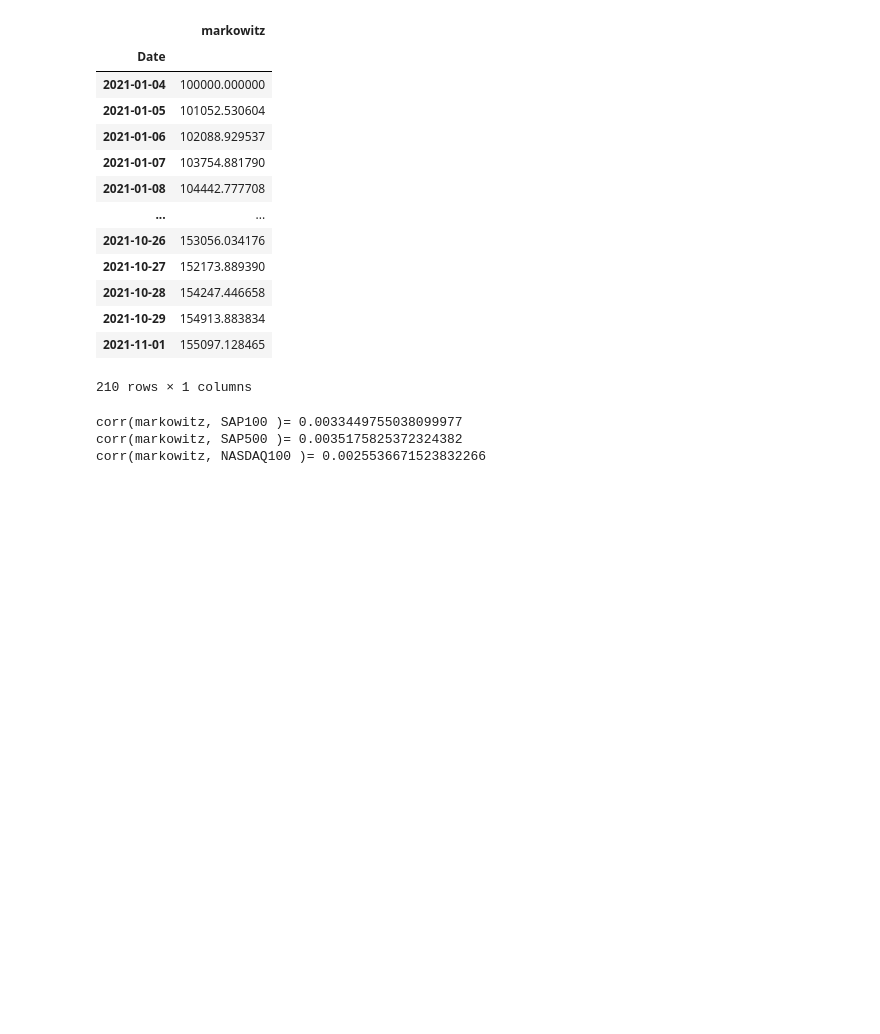
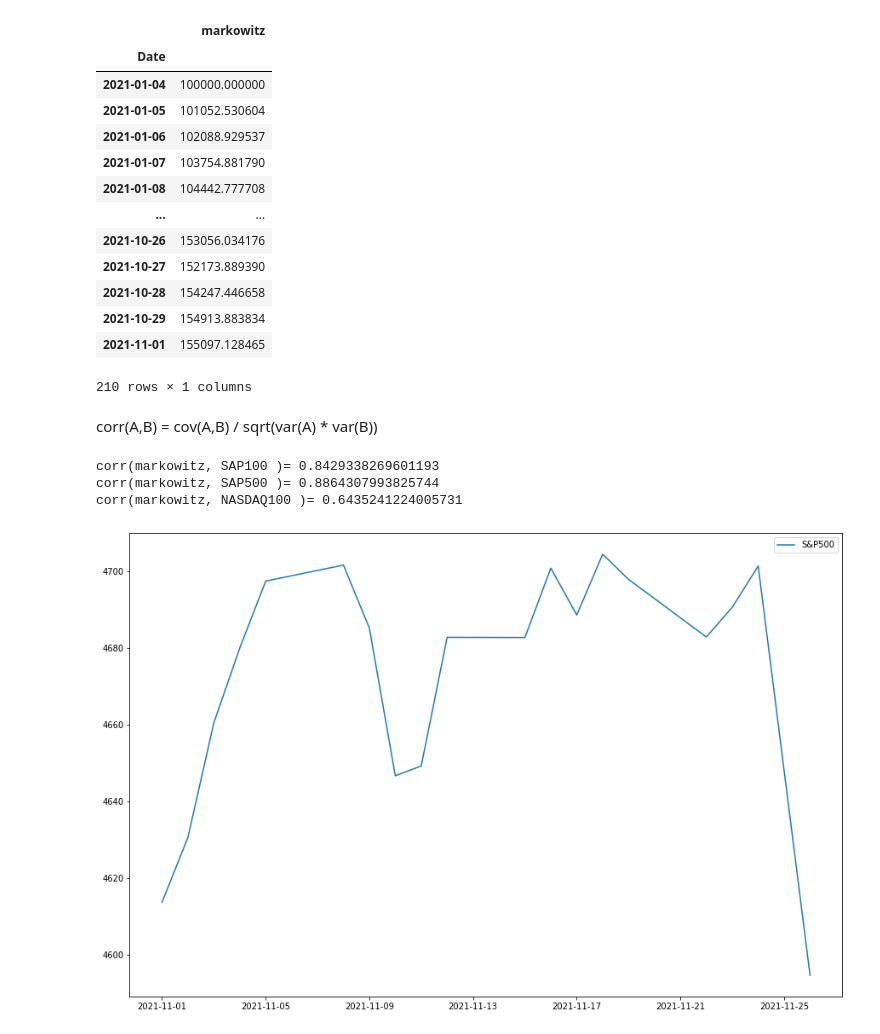
Before and after one commit to TheKompot/FinMatproject, a Jupyter notebook: benchmark.ipynb, the cells around one changed output. Saved outputs shown, nothing was run; the diff lists cells and outputs as text; code cells hidden in the pictures; blank space fills up the shorter version.

Commit message:
validation function was created

```diff
--- a/benchmark.ipynb
+++ b/benchmark.ipynb
@@ -106,13 +106,24 @@ portfolio1
 | 2021-10-29 | 154913.883834 |
 | 2021-11-01 | 155097.128465 |
 210 rows × 1 columns
+# %% [markdown]
+corr(A,B) = cov(A,B) / sqrt(var(A) * var(B))
 # %%
 for index in ['SAP100','SAP500','NASDAQ100']:
-    covar = pd.concat([(portfolio1/portfolio1.shift(1)-1),returns[index]],axis=1).cov().iloc[0,1]
+    covar = pd.concat([(portfolio1/portfolio1.shift(1)-1),returns[index]],axis=1).cov().iloc[0,1] * num_days
     var1 = ((portfolio1/portfolio1.shift(1)-1).std() * np.sqrt(num_days))**2
     var2 = (returns[index].std() * np.sqrt(num_days)) ** 2
     print('corr(markowitz,',index,')=',float(covar/np.sqrt(var1*var2)))
 # %% [output]
-corr(markowitz, SAP100 )= 0.0033449755038099977
-corr(markowitz, SAP500 )= 0.0035175825372324382
-corr(markowitz, NASDAQ100 )= 0.0025536671523832266
+corr(markowitz, SAP100 )= 0.8429338269601193
+corr(markowitz, SAP500 )= 0.8864307993825744
+corr(markowitz, NASDAQ100 )= 0.6435241224005731
+# %%
+validationSAP500 = (pd.read_csv('data/validation-sap500.csv',index_col=0,parse_dates=True)
+.rename(columns={'Close':'SAP500'})['SAP500']).str.replace(',','').astype('float')
+plt.figure(figsize=(15,10))
+plt.plot(validationSAP500.index,validationSAP500,label='S&P500')
+plt.legend()
+plt.show()
+# %% [output]
+[figure, added]
```
Also changed, not shown: 4 other files.
